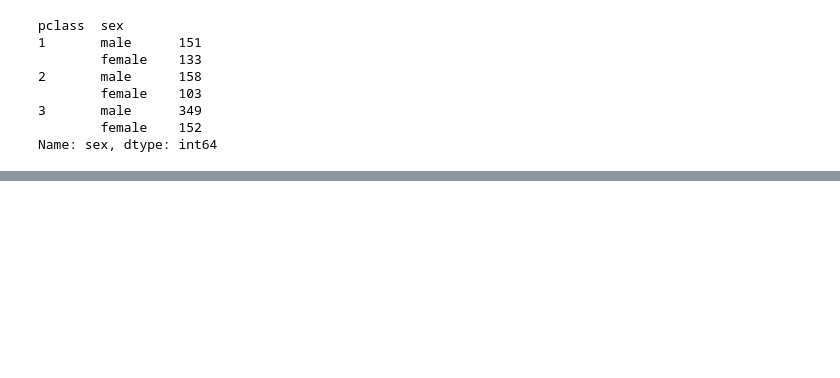
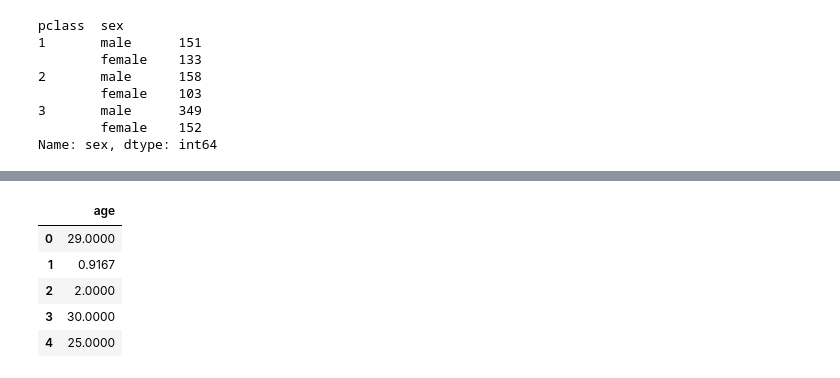
Before and after one commit to Syllaweg/Datascience_toolkit, a Jupyter notebook: Pandas/analyse_Ds_titanic.ipynb, the cells around one changed output, grey strips where cells are left out. Cells and saved outputs as stored; diff of their text form; code cells hidden in the pictures; blank space fills up the shorter version.

```diff
--- a/Pandas/analyse_Ds_titanic.ipynb
+++ b/Pandas/analyse_Ds_titanic.ipynb
@@ -227,0 +282,9 @@ Name: sex, dtype: int64
+# %%
+ages.head()
+# %% [output]
+|  | age |
+| 0 | 29.0000 |
+| 1 | 0.9167 |
+| 2 | 2.0000 |
+| 3 | 30.0000 |
+| 4 | 25.0000 |
```
Also changed, not shown: parts of 14 cells of this notebook.
